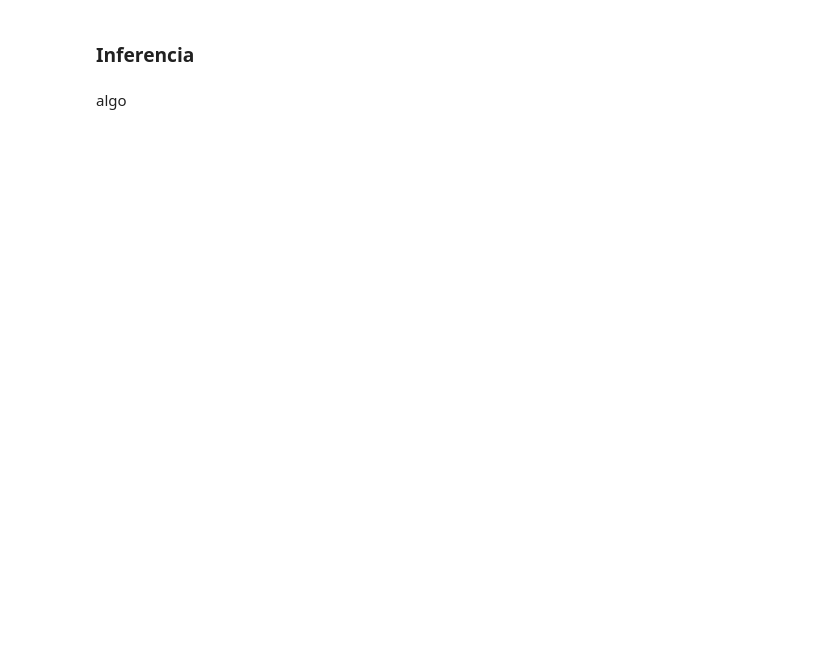
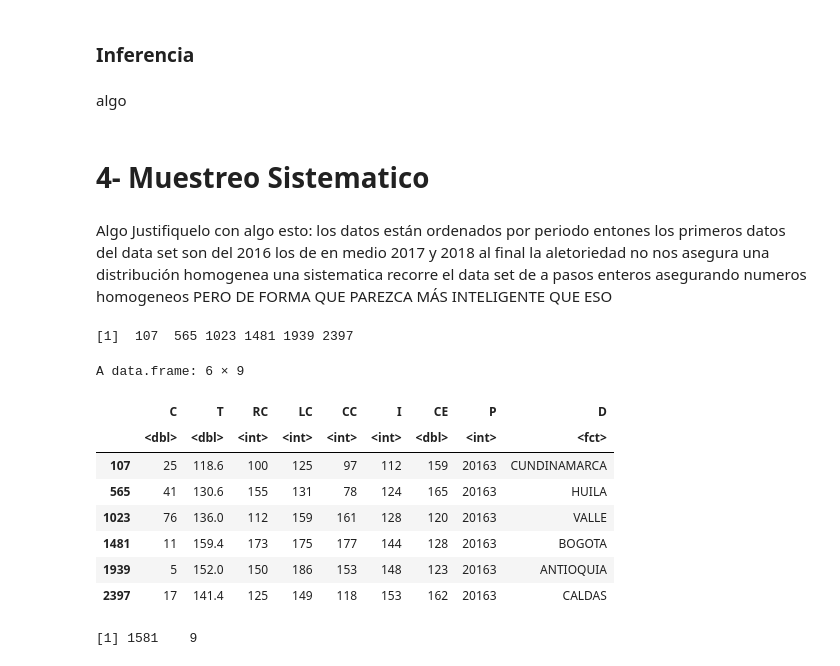
Before and after one commit to LotusZaheer/Trabajo_Muestreo-Interferencia, a Jupyter notebook: Muestreo-Interfererncia.ipynb, the cells around one changed output. Saved outputs shown, nothing was run; the diff lists cells and outputs as text; code cells hidden in the pictures; blank space fills up the shorter version.

Commit message:
Punto 4
Speed, Chocolatinas & Nissin
Como un verdadero Data Scientist :v/

```diff
--- a/Muestreo-Interfererncia.ipynb
+++ b/Muestreo-Interfererncia.ipynb
@@ -535,3 +535,31 @@ with(PT[mCong100,], hist(PT[mSANTANDER,]$T, main = 'Puntaje Total',xlab="SANTAND
 ### Inferencia
 # %% [markdown]
 algo
+# %% [markdown]
+<h1>4- Muestreo Sistematico</h1>
+# %% [markdown]
+Algo
+Justifiquelo con algo esto:
+los datos están ordenados por periodo entones los primeros datos del data set son del 2016 los de en medio 2017 y 2018 al final
+la aletoriedad no nos asegura una distribución homogenea una sistematica recorre el data set de a pasos enteros asegurando numeros homogeneos
+PERO DE FORMA QUE PAREZCA MÁS INTELIGENTE QUE ESO
+# %%
+msys1581<- sys.sample(N=nrow(PT),n=1581)
+head(msys1581)
+# %% [output]
+[1]  107  565 1023 1481 1939 2397
+# %%
+msys1581<- PT[msys1581, ]
+head(msys1581)
+dim(msys1581)
+# %% [output]
+A data.frame: 6 × 9
+|  | C | T | RC | LC | CC | I | CE | P | D |
+|  | <dbl> | <dbl> | <int> | <int> | <int> | <int> | <dbl> | <int> | <fct> |
+| 107 | 25 | 118.6 | 100 | 125 | 97 | 112 | 159 | 20163 | CUNDINAMARCA |
+| 565 | 41 | 130.6 | 155 | 131 | 78 | 124 | 165 | 20163 | HUILA |
+| 1023 | 76 | 136.0 | 112 | 159 | 161 | 128 | 120 | 20163 | VALLE |
+| 1481 | 11 | 159.4 | 173 | 175 | 177 | 144 | 128 | 20163 | BOGOTA |
+| 1939 | 5 | 152.0 | 150 | 186 | 153 | 148 | 123 | 20163 | ANTIOQUIA |
+| 2397 | 17 | 141.4 | 125 | 149 | 118 | 153 | 162 | 20163 | CALDAS |
+[1] 1581    9
```
Also changed, not shown: parts of 12 cells of this notebook.
